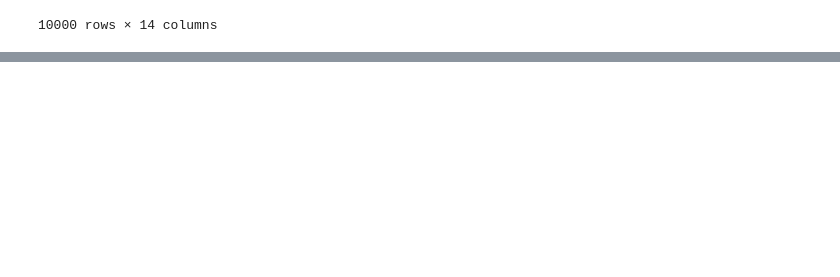
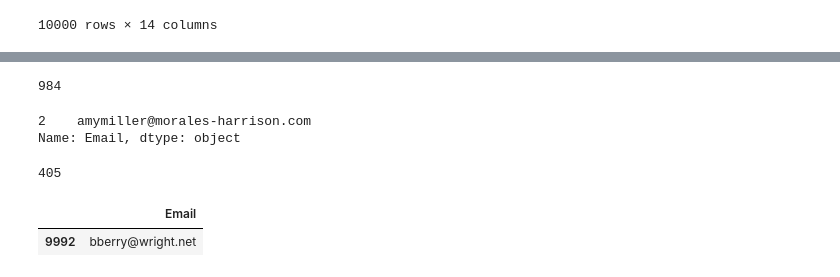
Before and after one commit to mcslender97/Ecommerce-Purchases-Practice, a Jupyter notebook: project5.ipynb, the cells around one changed output, grey strips where cells are left out. Drawn from its saved outputs; the diff is of its cells as text; code cells hidden in the pictures; blank space fills up the shorter version.

```diff
--- a/project5.ipynb
+++ b/project5.ipynb
@@ -21,0 +207,23 @@ df
+# %%
+# Find the length of resulting data
+len(df[df['Job'].str.contains('engineer', case=False)])
+# %% [output]
+984
+# %%
+# Find email of the person with the IP Address as '132.207.160.22'
+df[df['IP Address'] == '132.207.160.22']['Email']
+# %% [output]
+2    amymiller@morales-harrison.com
+Name: Email, dtype: object
+# %%
+# Find number of people who has Mastercard as their Credit Card and made purchase above $50
+df[(df['CC Provider'] == 'Mastercard') & (df['Purchase Price'] > 50)][['Email','Purchase Price']]
+df[(df['CC Provider'] == 'Mastercard') & (df['Purchase Price'] > 50)]['Email'].count()
+# %% [output]
+405
+# %%
+#Find the email of the person with the following Credit Card: 4664825258997302
+df[df['Credit Card'] == 4664825258997302][['Email']]
+# %% [output]
+|  | Email |
+| 9992 | bberry@wright.net |
```
Also changed, not shown: parts of 13 cells of this notebook.
